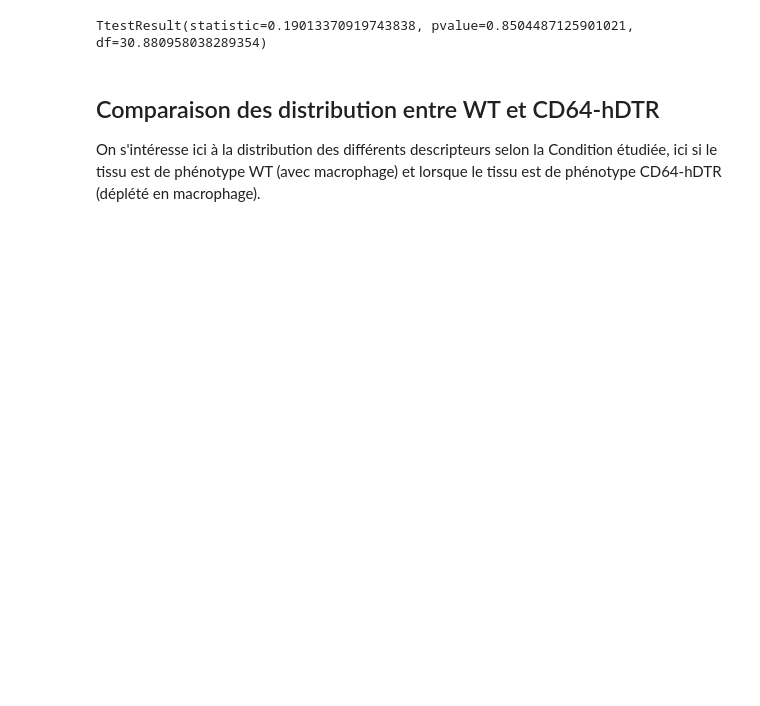
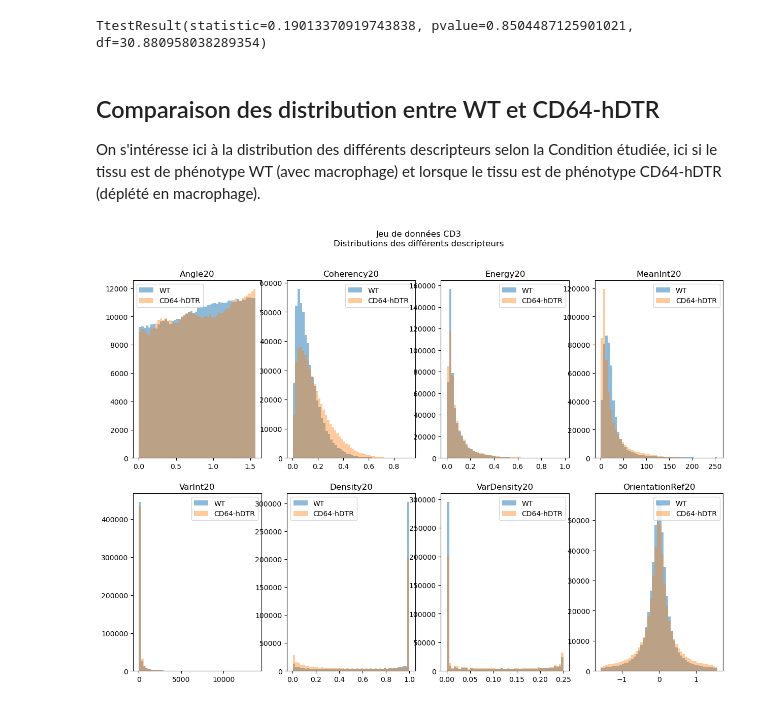
Before and after one commit to Trysis/TumorMEC, a Jupyter notebook: src/analysis.ipynb, the cells around one changed output. Cells and saved outputs as stored; diff of their text form; code cells hidden in the pictures; blank space fills up the shorter version.

```diff
--- a/src/analysis.ipynb
+++ b/src/analysis.ipynb
@@ -183,20 +254,22 @@ On s'intéresse ici à la distribution des différents descripteurs selon la Con
 # %%
 pixel_size = 20
 descriptors = ["Angle", "Coherency", "Energy", "MeanInt", "VarInt", "Density", "VarDensity", "OrientationRef"]
 descriptors = [i+str(pixel_size) for i in descriptors]
-fig, ax = plt.subplots(2, 4, figsize=(15, 10))
+fig, ax = plt.subplots(2, i2:=4, figsize=(15, 10))
 fig.suptitle("Jeu de données CD3\n"
              "Distributions des différents descripteurs")
 
 df_tmp = df_all_cd3[df_all_cd3["Density20"] > 0]
 for i, des in enumerate(descriptors):
-    idx0, idx1 = i//4, i%4
+    idx0, idx1 = i//i2, i%i2
     actual_axis = ax[idx0][idx1]
     actual_axis.hist(df_tmp[df_tmp["Condition"] == "WT"][des], label="WT", bins=50, alpha=0.5)
     actual_axis.hist(df_tmp[df_tmp["Condition"] == "CD64-hDTR"][des], label="CD64-hDTR", bins=50, alpha=0.4)
     actual_axis.set_title(des)
     actual_axis.legend()
 plt.show()
+# %% [output]
+[figure, added]
 # %%
 fig, ax = plt.subplots(2, 4, figsize=(15, 10))
 fig.suptitle("Jeu de données CD3\n"
```
Also changed, not shown: parts of 21 cells of this notebook, 5 other files.
